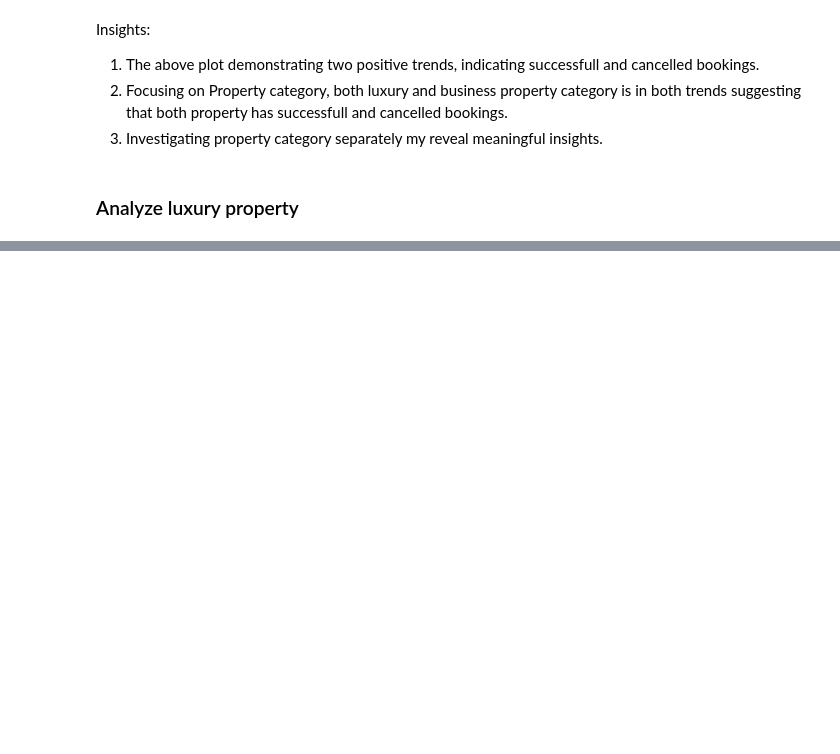
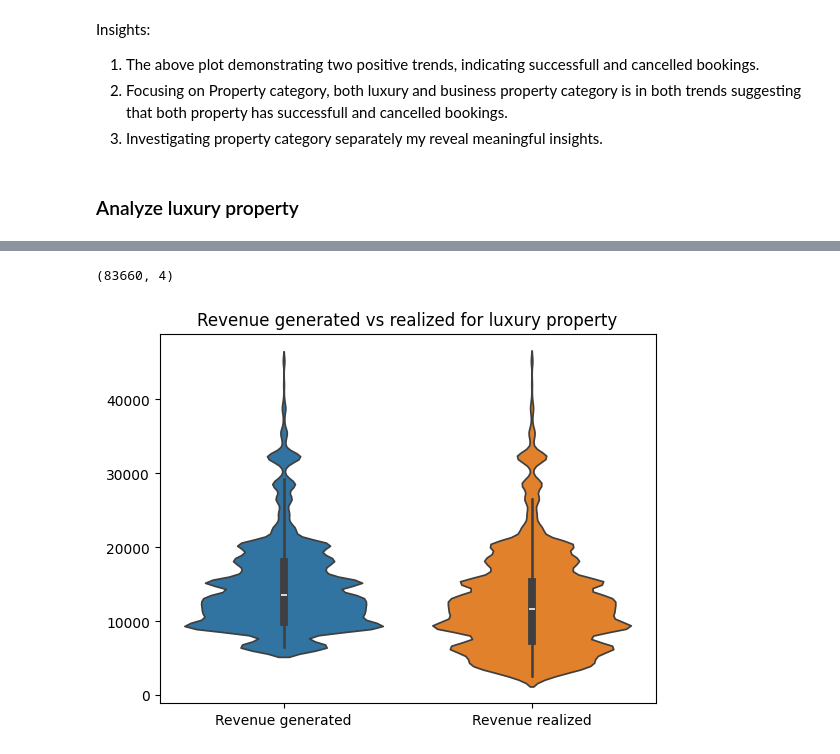
Before and after one commit to Bhuvi128/Hospitality-Revenue-Optimization-Data-analysis, a Jupyter notebook: Hospitality Revenue Optimzation.ipynb, the cells around one changed output, grey strips where cells are left out. Saved outputs shown, nothing was run; the diff lists cells and outputs as text; code cells hidden in the pictures; blank space fills up the shorter version.

```diff
--- a/Hospitality Revenue Optimzation.ipynb
+++ b/Hospitality Revenue Optimzation.ipynb
@@ -815,3 +815,6 @@ Insights:
 3. Investigating property category separately my reveal meaningful insights.
 # %% [markdown]
 ### Analyze luxury property
+# %%
+luxury_prop = prop_cat_rev[prop_cat_rev['category'] == 'Luxury']
+luxury_prop.head()
@@ -817,0 +828,11 @@ Insights:
+# %%
+luxury_prop.shape
+# %% [output]
+(83660, 4)
+# %%
+sns.violinplot(luxury_prop)
+plt.title("Revenue generated vs realized for luxury property")
+plt.xticks(ticks = [0,1], labels = ['Revenue generated', 'Revenue realized'])
+plt.show()
+# %% [output]
+[figure, added]
```
Also changed, not shown: parts of 7 cells of this notebook.
